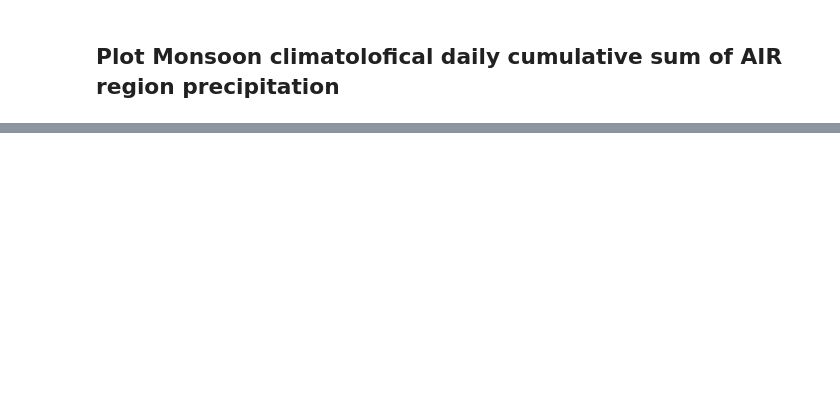
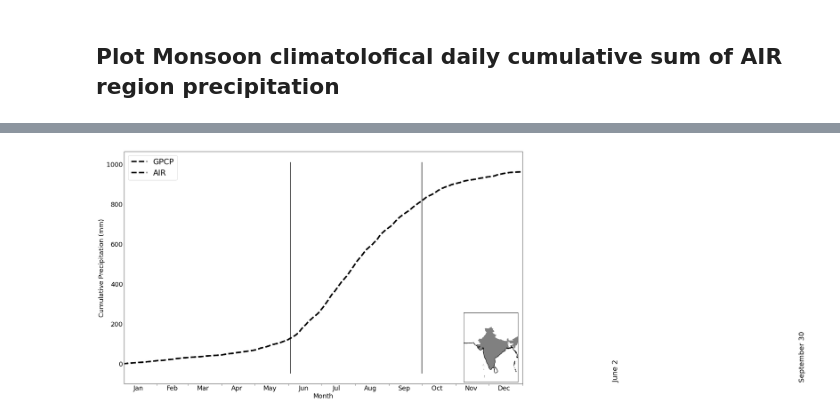
Before and after one commit to swrneale/python-scripts, a Jupyter notebook: papers/E3SM_monsoon_2022/cam_daily_AIR_ann_cycle.ipynb, the cells around one changed output, grey strips where cells are left out. Drawn from its saved outputs; the diff is of its cells as text; code cells hidden in the pictures; blank space fills up the shorter version.

```diff
--- a/papers/E3SM_monsoon_2022/cam_daily_AIR_ann_cycle.ipynb
+++ b/papers/E3SM_monsoon_2022/cam_daily_AIR_ann_cycle.ipynb
@@ -75,11 +71,12 @@ Tab(children=(HTML(value='<div class="jp-RenderedHTMLCommon jp-RenderedHTML jp-m
     SET UP CASE
 '''
 
-case_names = ['GPCP']
+case_names = ['GPCP','AIR']
 #case_names = ['TRMM','GPCP','E3SMv2','CESM2','CESM1']
 
+
 var_name = 'PRECT' ; vscale = 86400.*1000.
-years = ['1996','1998']
+years = ['1996','2005']
 lpsave = True
 
 
@@ -89,7 +86,7 @@ lpsave = True
 #latm_s = 0.; latm_n = 40.
 
 lonm_w = 70 ; lonm_e = 85.
-latm_s = 5.; latm_n = 35.
+latm_s = 10.; latm_n = 35.
 
 # Border of region for displayin map.
 moffset = 10.
@@ -132,6 +127,7 @@ rset_dic['CESM2'] =  [dir_cesm2,crnums,'b.e21.BHISTcmip6.f09_g17.LE2-1251.',year
 rset_dic['CESM1'] =  [dir_cesm1,crnums,'b.e11.B20TRC5CNBDRD.f09_g16.',years,'g','-',1.5]
 rset_dic['GPCP'] =  [dir_o,[''],'GPCP',years,'k','--',4]
 rset_dic['TRMM'] =  [dir_o,[''],'TRMM',["2000","2009"],'k',':',4]
+rset_dic['AIR'] =  [dir_o,[''],'AIR',years,'k','--',4]
 
 
 
@@ -150,7 +146,7 @@ leg_lines = [Line2D([0], [0], color=col, linewidth=4, linestyle=leg_dash[ic]) fo
 '''
 
 var_dic = {}
-var_dic['PRECT'] = (vscale,lat_lon,['GPCP','TRMM'],['PREC','PRECT'],[1.,1.])
+var_dic['PRECT'] = (vscale,lat_lon,['GPCP','TRMM','AIR'],['PREC','PRECT',''],[1.,1.,1.])
 
 # Dataframe
 var_df = pd.DataFrame.from_dict(var_dic, orient='index', columns=['vscale','lon_lat','osource','onames','oscale'])
@@ -243,0 +153,73 @@ Wall time: 1.68 s
+# %%
+importlib.reload(myplt) # Required because I am constantly editing scam_func.py
+
+fig, ax = mp.subplots(figsize=(20,12))
+#ax = fig.add_axes([0.15,0.35,0.15,0.2],)
+axins = myplt.region_mask(ax,lat_lon,lmask=True)
+
+
+print(' ---------- Variable = '+var_name+' -----------')
+
+for icase,cname in enumerate(case_names):
+
+    nens = len(rset_df.loc[cname]['ens_rnums']) # Num. Ensmble simulations
+
+    print('')
+    print('**************************************************************')
+    print('* Ensemble set #',icase+1,' (',cname,') - ',nens,' ensemble simulations')
+    print('* Asking for years ',years[0],' to ',years[1])
+    print('**************************************************************')
+
+    rset = rset_df.loc[cname]
+
+
+    '''
+        Routine for reading in data and calculating annual cycle from daily data
+    '''
+
+    %time var_data = myplt.calc_daily_acycle(cname,rset_df,var_df) # rest dic and ens index
+
+
+    '''
+        Line plotting
+    '''
+
+    linecol = rset_df.loc[cname]['p_linecol']
+    ldash = rset_df.loc[cname]['p_ldash']
+    lthick = rset_df.loc[cname]['p_lthick']
+    porder = 5 if cname in var_df.loc[var_name]['osource'] else 1
+
+    %time for iens in range(0,nens) : ax.plot(var_data[iens,:],color=linecol,linestyle=ldash,linewidth=lthick,zorder=porder)
+
+
+
+'''
+    Set Axes And Legend
+'''
+
+date_form = DateFormatter("%b")
+ax.xaxis.set_major_locator(MonthLocator(bymonthday=15))
+ax.xaxis.set_minor_locator(MonthLocator())
+ax.xaxis.set_major_formatter(date_form)
+
+ax.set_xlim([1,365])
+yr = ax.get_ylim()
+ax.vlines(153, yr[0], yr[1], color='black', linestyle='-') # Jun 2
+ax.vlines(273, yr[0], yr[1], color='black', linestyle='-') # Spe 30
+
+mp.text(156, 0, "June 2", rotation=90, verticalalignment='bottom',fontsize=20)
+mp.text(276, 0, "September 30", rotation=90, verticalalignment='bottom',fontsize=20)
+
+ax.tick_params(which='major', length=0)
+ax.tick_params(which='minor', length=5)
+ax.set_xlabel('Month', fontsize=18)
+ax.set_ylabel('Cumulative Precipitation (mm)', fontsize=18)
+ax.tick_params(axis='x', labelsize=18)
+ax.tick_params(axis='y', labelsize=18)
+
+
+
+
+ax.legend(leg_lines, case_names,loc='upper left',fontsize=22)
+mp.savefig('daily_prec_as_AIR_cesm_e3sm_test.png', dpi=100)
+# %% [output]
@@ -243,0 +246 @@ Wall time: 1.68 s
+[figure, added]
```
Also changed, not shown: parts of 5 cells of this notebook, 3 other files.
